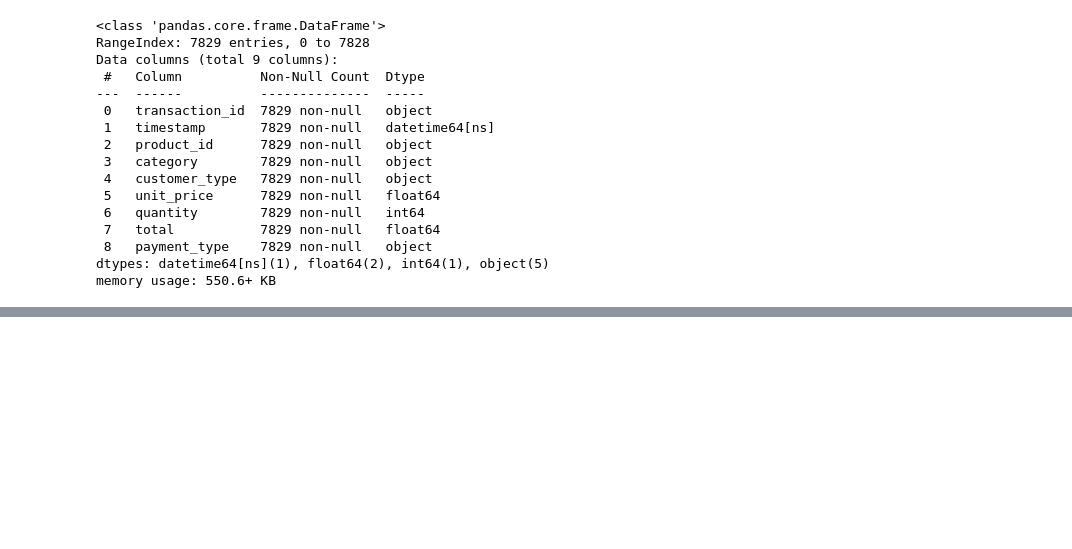
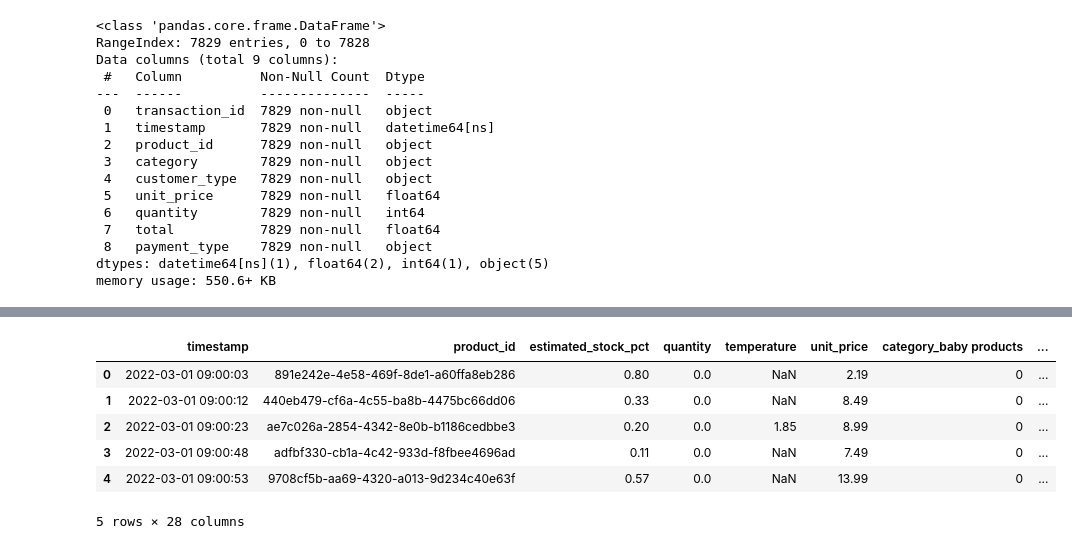
Before and after one commit to DOMINION-JOHN1/Cognizant_artificial_intelligence_project, a Jupyter notebook: cognizant_AI_project.ipynb, the cells around one changed output, grey strips where cells are left out. Cells and saved outputs as stored; diff of their text form; code cells hidden in the pictures; blank space fills up the shorter version.

```diff
--- a/cognizant_AI_project.ipynb
+++ b/cognizant_AI_project.ipynb
@@ -139,0 +255,3 @@ df
+# %%
+merged_df['quantity'] = merged_df['quantity'].fillna(0)
+merged_df.info()
@@ -139,0 +314,11 @@ df
+# %%
+merged_df = pd.get_dummies(merged_df, columns=['category'])
+merged_df.head()
+# %% [output]
+|  | timestamp | product_id | estimated_stock_pct | quantity | temperature | unit_price | category_baby products | ... |
+| 0 | 2022-03-01 09:00:03 | 891e242e-4e58-469f-8de1-a60ffa8eb286 | 0.80 | 0.0 | NaN | 2.19 | 0 | ... |
+| 1 | 2022-03-01 09:00:12 | 440eb479-cf6a-4c55-ba8b-4475bc66dd06 | 0.33 | 0.0 | NaN | 8.49 | 0 | ... |
+| 2 | 2022-03-01 09:00:23 | ae7c026a-2854-4342-8e0b-b1186cedbbe3 | 0.20 | 0.0 | 1.85 | 8.99 | 0 | ... |
+| 3 | 2022-03-01 09:00:48 | adfbf330-cb1a-4c42-933d-f8fbee4696ad | 0.11 | 0.0 | NaN | 7.49 | 0 | ... |
+| 4 | 2022-03-01 09:00:53 | 9708cf5b-aa69-4320-a013-9d234c40e63f | 0.57 | 0.0 | NaN | 13.99 | 0 | ... |
+5 rows × 28 columns
```
Also changed, not shown: parts of 44 cells of this notebook.
